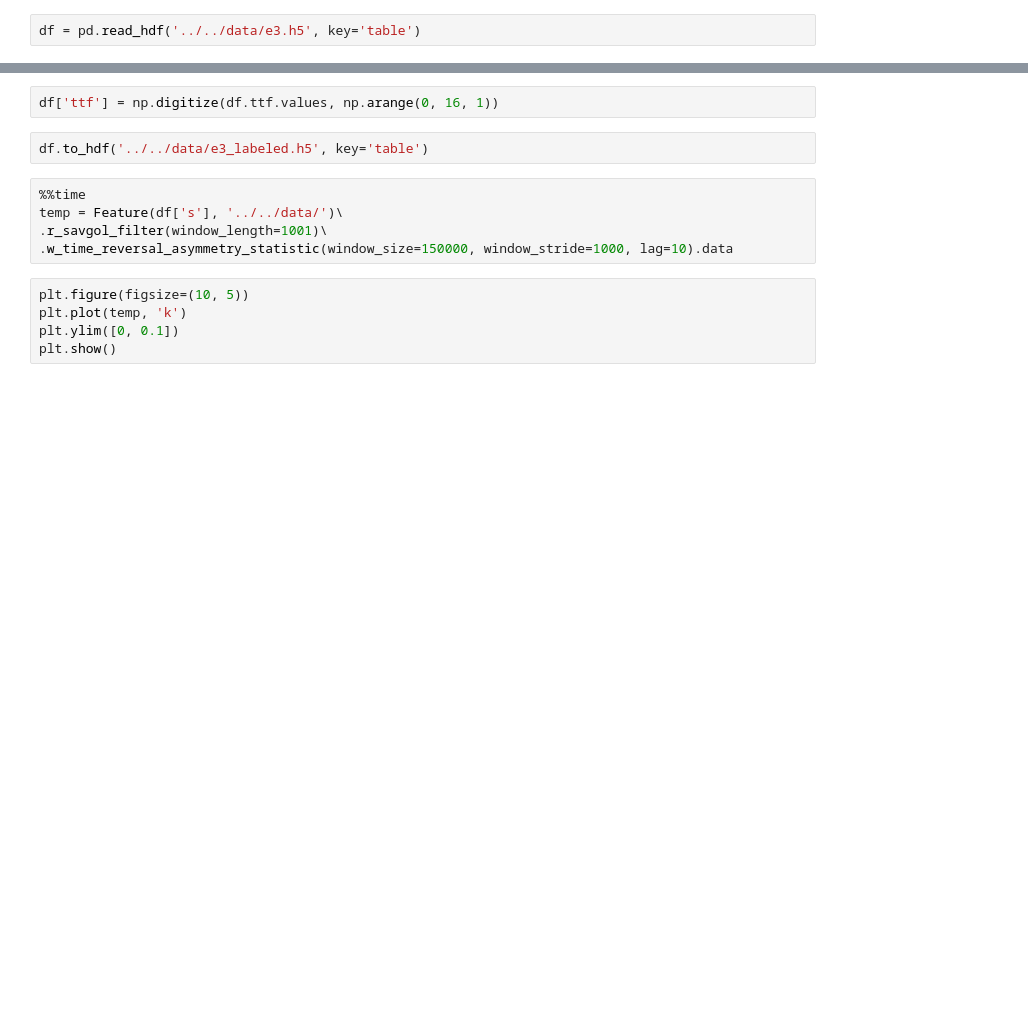
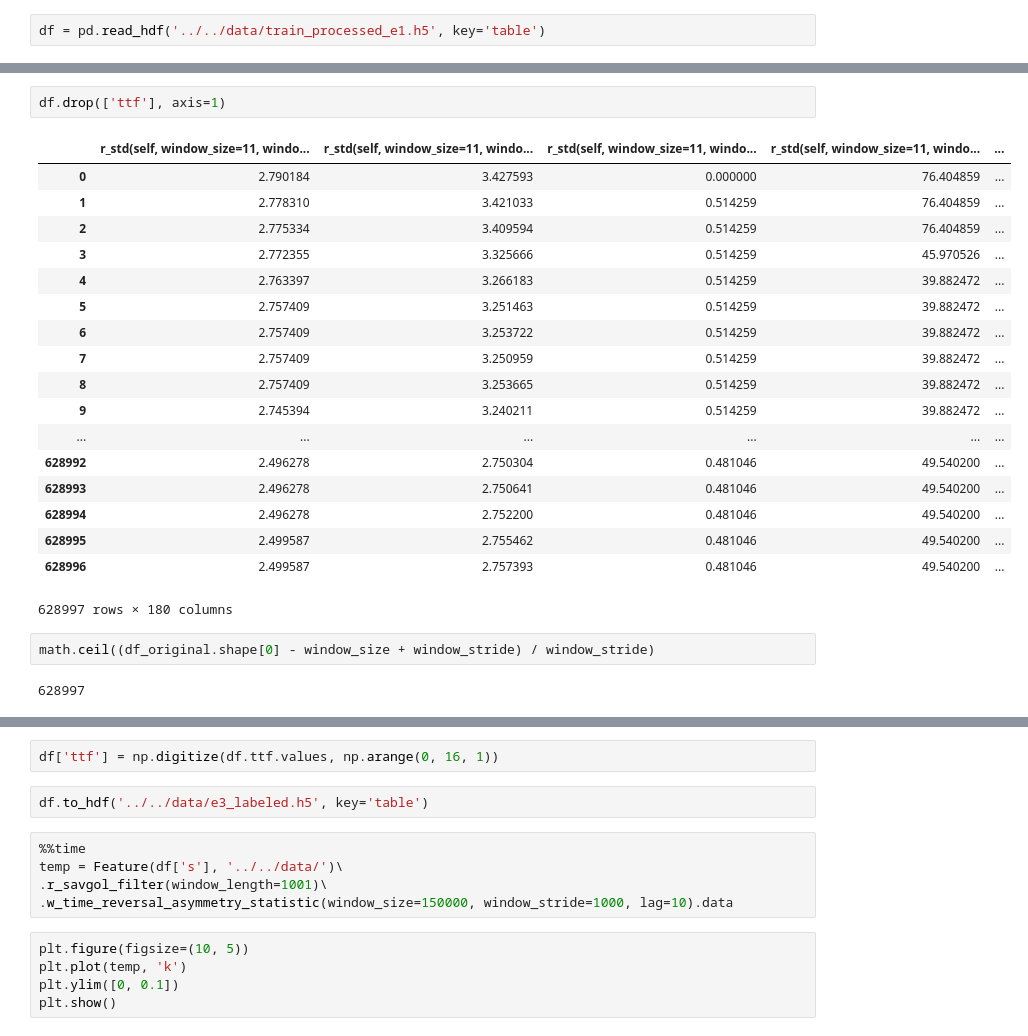
Before and after one commit to SIakovlev/LANL-Earthquake, a Jupyter notebook: src/drafts/Untitled2.ipynb, the cells around one changed output, grey strips where cells are left out. Cells and saved outputs as stored; diff of their text form; blank space fills up the shorter version.

```diff
--- a/src/drafts/Untitled2.ipynb
+++ b/src/drafts/Untitled2.ipynb
@@ -12,2 +19,2 @@ from scipy.signal import savgol_filter
 # %%
-df = pd.read_hdf('../../data/e3.h5', key='table')
+df = pd.read_hdf('../../data/train_processed_e1.h5', key='table')
@@ -13,0 +27,25 @@ df = pd.read_hdf('../../data/e3.h5', key='table')
+# %%
+df.drop(['ttf'], axis=1)
+# %% [output]
+|  | r_std(self, window_size=11, windo... | r_std(self, window_size=11, windo... | r_std(self, window_size=11, windo... | r_std(self, window_size=11, windo... | ... |
+| 0 | 2.790184 | 3.427593 | 0.000000 | 76.404859 | ... |
+| 1 | 2.778310 | 3.421033 | 0.514259 | 76.404859 | ... |
+| 2 | 2.775334 | 3.409594 | 0.514259 | 76.404859 | ... |
+| 3 | 2.772355 | 3.325666 | 0.514259 | 45.970526 | ... |
+| 4 | 2.763397 | 3.266183 | 0.514259 | 39.882472 | ... |
+| 5 | 2.757409 | 3.251463 | 0.514259 | 39.882472 | ... |
+| 6 | 2.757409 | 3.253722 | 0.514259 | 39.882472 | ... |
+| 7 | 2.757409 | 3.250959 | 0.514259 | 39.882472 | ... |
+| 8 | 2.757409 | 3.253665 | 0.514259 | 39.882472 | ... |
+| 9 | 2.745394 | 3.240211 | 0.514259 | 39.882472 | ... |
+| ... | ... | ... | ... | ... | ... |
+| 628992 | 2.496278 | 2.750304 | 0.481046 | 49.540200 | ... |
+| 628993 | 2.496278 | 2.750641 | 0.481046 | 49.540200 | ... |
+| 628994 | 2.496278 | 2.752200 | 0.481046 | 49.540200 | ... |
+| 628995 | 2.499587 | 2.755462 | 0.481046 | 49.540200 | ... |
+| 628996 | 2.499587 | 2.757393 | 0.481046 | 49.540200 | ... |
+628997 rows × 180 columns
+# %%
+math.ceil((df_original.shape[0] - window_size + window_stride) / window_stride)
+# %% [output]
+628997
```
Also changed, not shown: parts of 7 cells of this notebook, 4 other files.
